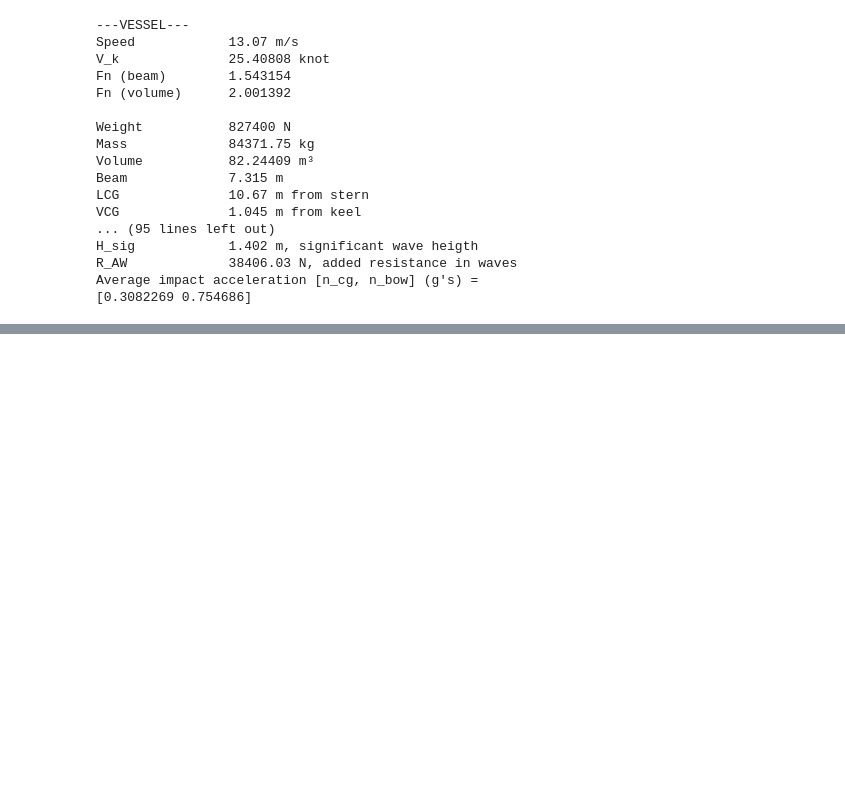
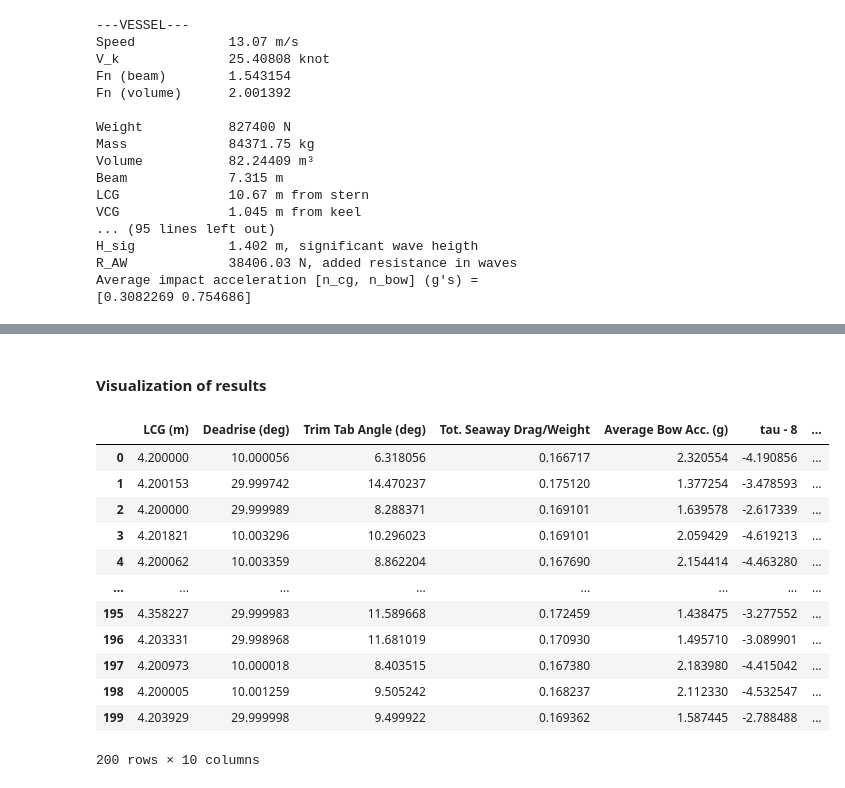
Before and after one commit to elcf/binder-openplaning, a Jupyter notebook: OpenPlaningExamples.ipynb, the cells around one changed output, grey strips where cells are left out. Cells and saved outputs as stored; diff of their text form; code cells hidden in the pictures; blank space fills up the shorter version.

```diff
--- a/OpenPlaningExamples.ipynb
+++ b/OpenPlaningExamples.ipynb
@@ -78,0 +221,27 @@ H_sig = 2.5 #m, significant wave height (H_sig/b = 0.2-0.7)
+# %% [markdown]
+#### Visualization of results
+# %%
+import pandas as pd
+import seaborn as sns
+import matplotlib.pyplot as plt
+
+#Creating a dataframe for convenient data manipulation
+df = pd.DataFrame(result.X, columns = ['LCG (m)', 'Deadrise (deg)', 'Trim Tab Angle (deg)'])
+df[['Tot. Seaway Drag/Weight','Average Bow Acc. (g)']] = pd.DataFrame((result.F*(fu - fl) + fl)/[weight, 1])
+df[['tau - '+str(tau_u), str(tau_l)+' - tau','L_K - 0.9*length', 'Steady Trim Fail']] = pd.DataFrame(result.G)
+df['Calm Water Trim (deg)'] =  df['tau - '+str(tau_u)] + tau_u
+df
+# %% [output]
+|  | LCG (m) | Deadrise (deg) | Trim Tab Angle (deg) | Tot. Seaway Drag/Weight | Average Bow Acc. (g) | tau - 8 | ... |
+| 0 | 4.200000 | 10.000056 | 6.318056 | 0.166717 | 2.320554 | -4.190856 | ... |
+| 1 | 4.200153 | 29.999742 | 14.470237 | 0.175120 | 1.377254 | -3.478593 | ... |
+| 2 | 4.200000 | 29.999989 | 8.288371 | 0.169101 | 1.639578 | -2.617339 | ... |
+| 3 | 4.201821 | 10.003296 | 10.296023 | 0.169101 | 2.059429 | -4.619213 | ... |
+| 4 | 4.200062 | 10.003359 | 8.862204 | 0.167690 | 2.154414 | -4.463280 | ... |
+| ... | ... | ... | ... | ... | ... | ... | ... |
+| 195 | 4.358227 | 29.999983 | 11.589668 | 0.172459 | 1.438475 | -3.277552 | ... |
+| 196 | 4.203331 | 29.998968 | 11.681019 | 0.170930 | 1.495710 | -3.089901 | ... |
+| 197 | 4.200973 | 10.000018 | 8.403515 | 0.167380 | 2.183980 | -4.415042 | ... |
+| 198 | 4.200005 | 10.001259 | 9.505242 | 0.168237 | 2.112330 | -4.532547 | ... |
+| 199 | 4.203929 | 29.999998 | 9.499922 | 0.169362 | 1.587445 | -2.788488 | ... |
+200 rows × 10 columns
```
Also changed, not shown: parts of 13 cells of this notebook.
